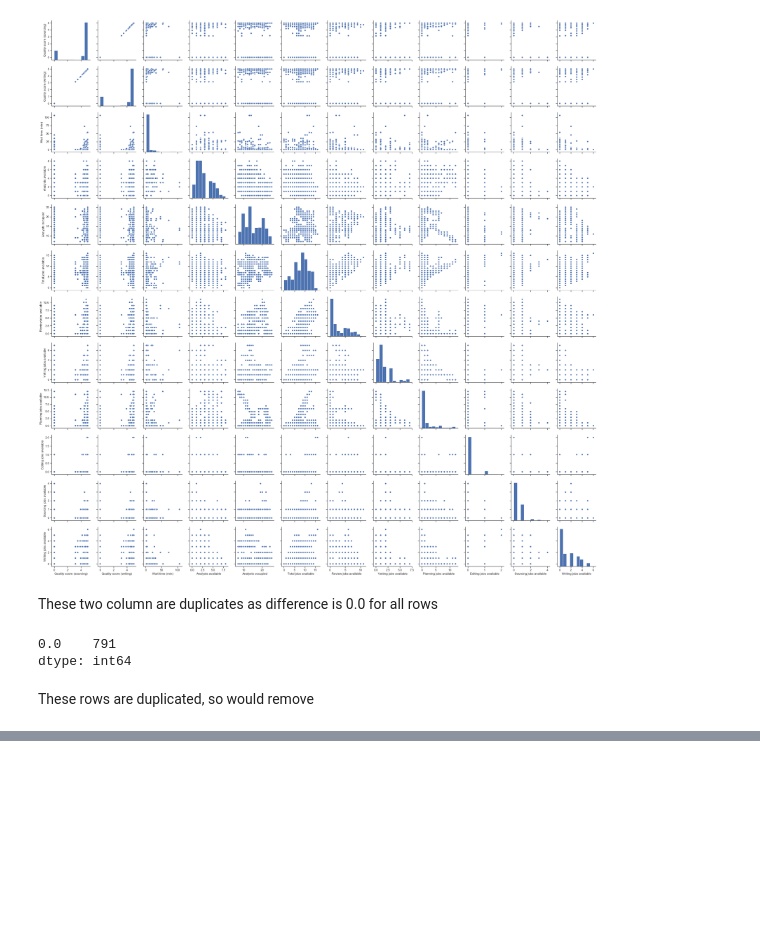
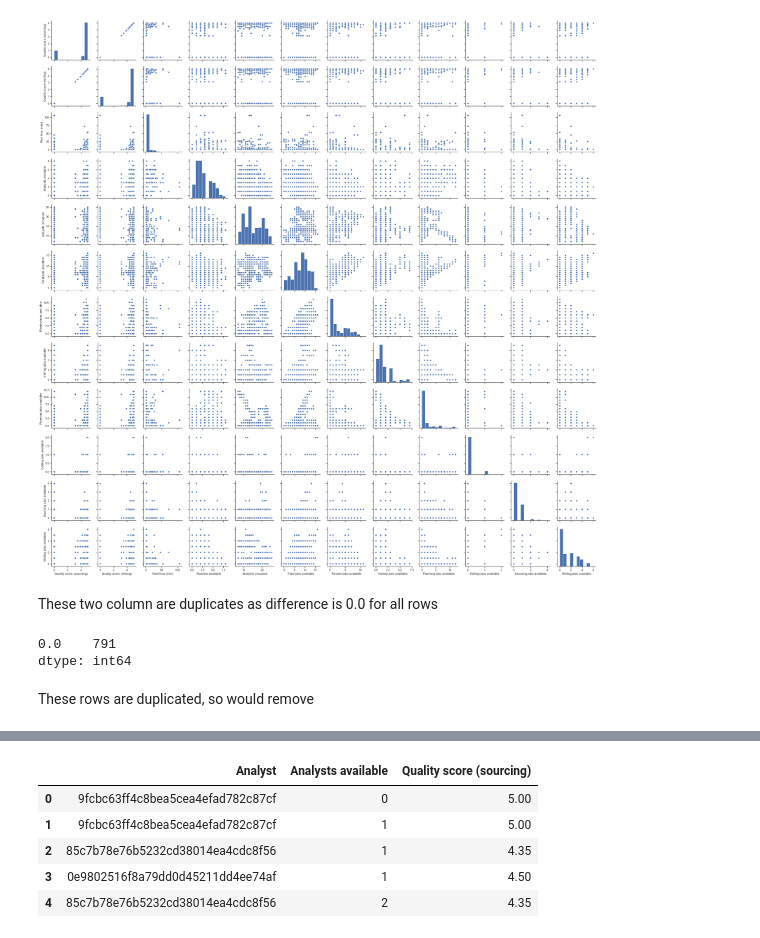
Before and after one commit to minnaf/Wonder, a Jupyter notebook: Technical.ipynb, the cells around one changed output, grey strips where cells are left out. Drawn from its saved outputs; the diff is of its cells as text; code cells hidden in the pictures; blank space fills up the shorter version.

```diff
--- a/Technical.ipynb
+++ b/Technical.ipynb
@@ -89,0 +82,11 @@ duplicateRows
+# %%
+new_df = df[['Analyst', 'Analysts available', 'Quality score (sourcing)']]
+new_df.groupby('Analyst')
+new_df.head()
+# %% [output]
+|  | Analyst | Analysts available | Quality score (sourcing) |
+| 0 | 9fcbc63ff4c8bea5cea4efad782c87cf | 0 | 5.00 |
+| 1 | 9fcbc63ff4c8bea5cea4efad782c87cf | 1 | 5.00 |
+| 2 | 85c7b78e76b5232cd38014ea4cdc8f56 | 1 | 4.35 |
+| 3 | 0e9802516f8a79dd0d45211dd4ee74af | 1 | 4.50 |
+| 4 | 85c7b78e76b5232cd38014ea4cdc8f56 | 2 | 4.35 |
```
Also changed, not shown: parts of 8 cells of this notebook, 1 other file.
